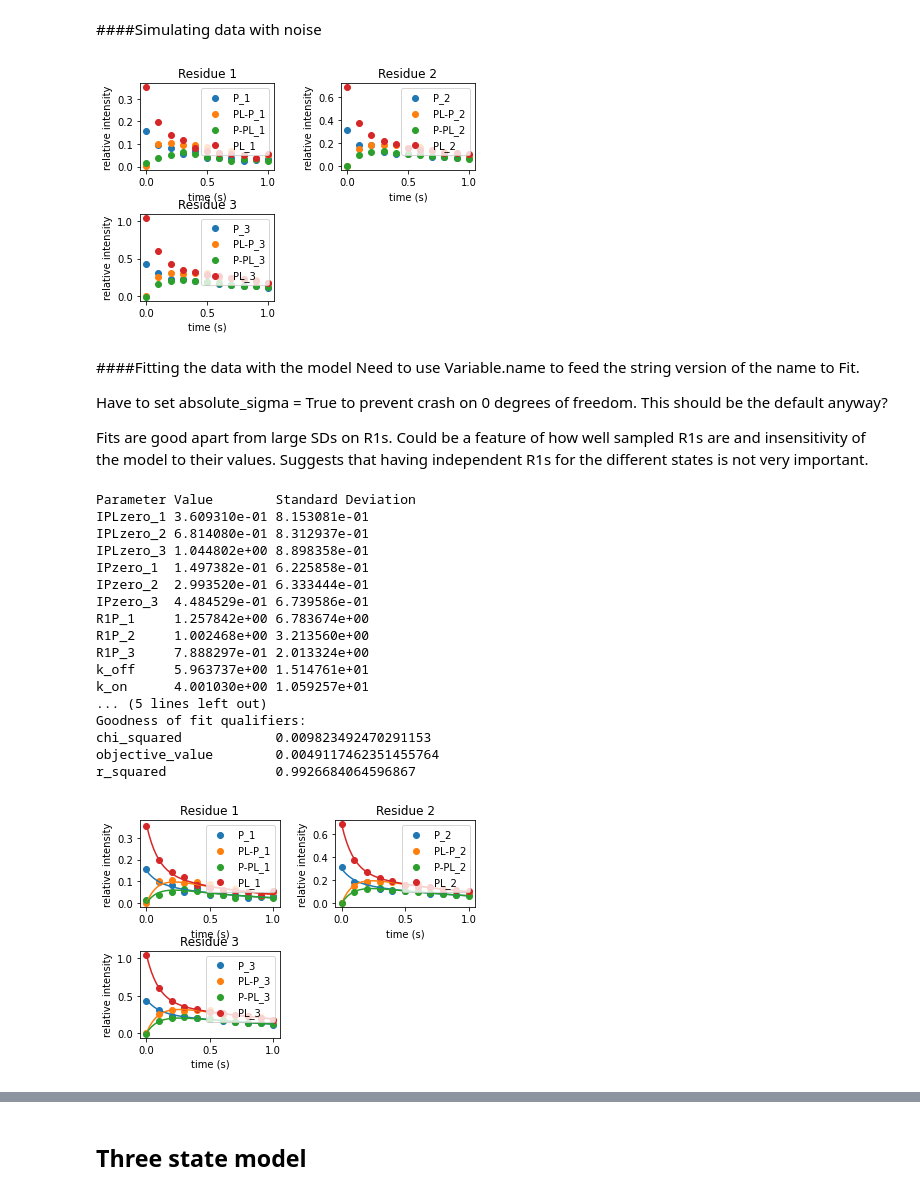
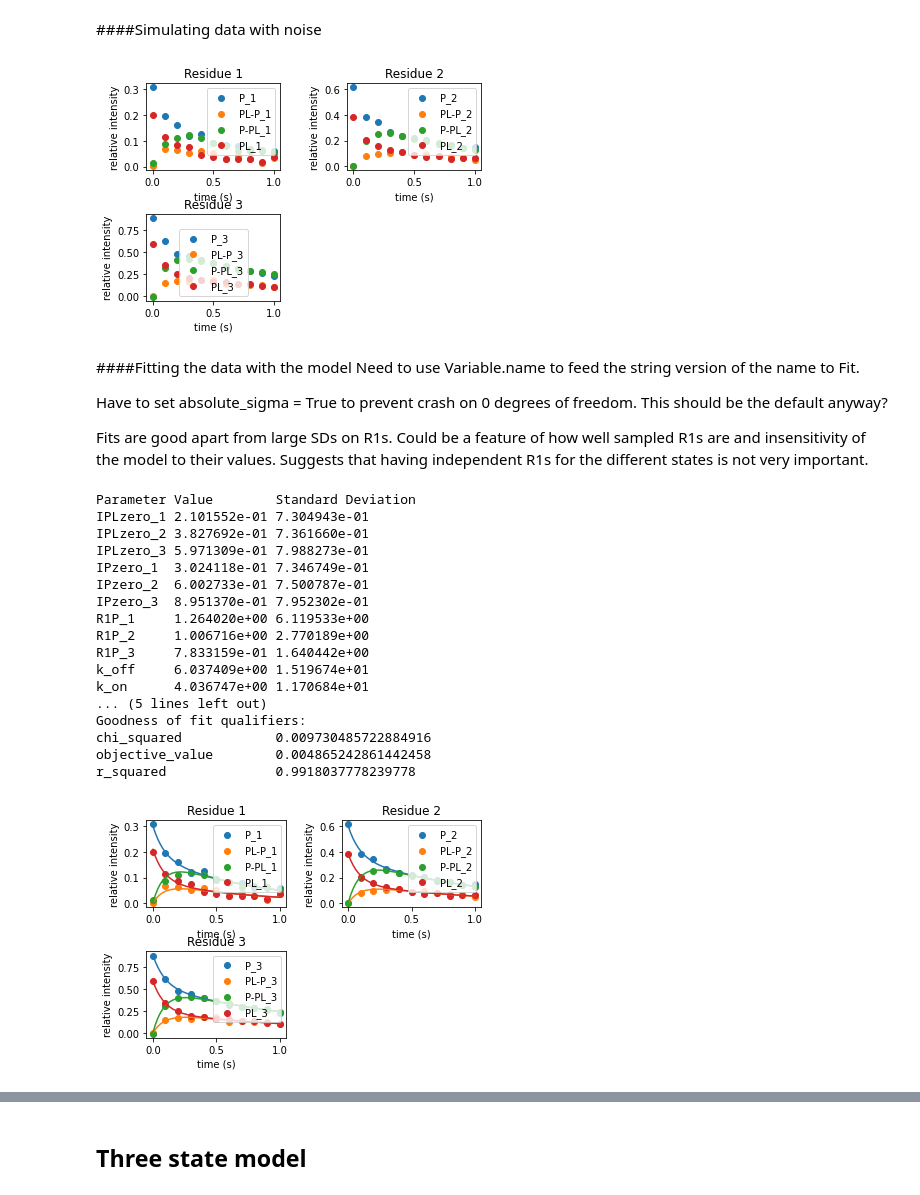
Before and after one commit to brianosmith/EXSY_fitting_notebook, a Jupyter notebook: EXSY_simulation.ipynb, the cells around one changed output, grey strips where cells are left out. Cells and saved outputs as stored; diff of their text form; code cells hidden in the pictures.

Commit message:
Mittermaier model fixed and pa & pb starting conditions made dependent on ks

```diff
--- a/EXSY_simulation.ipynb
+++ b/EXSY_simulation.ipynb
@@ -380,7 +382,7 @@ for i, resid in enumerate(resids):
 R1Ps = parameters(r1ps)
 R1PLs = parameters(r1pls)
 IPzeros = parameters(ipzeros)
-IPLzeros = parametersCreated using Colaboratory(iplzeros)
+IPLzeros = parameters(iplzeros)
 IPs = variables(ips)
 IPLs = variables(ipls)
 IPPLs = variables(ippls)
@@ -414,7 +416,7 @@ multi_model_dict.update(temp_model_dict)
 
 print(multi_model_dict)
 
-model = Model(multi_model_dict)
+simpleMultiModel = Model(multi_model_dict)
 # %% [output]
 {IP_1: IPzero_1*(k_off/(k_off + k_on) + k_on*exp(T_mix*(-k_off - k_on))/(k_off + k_on))*exp(-R1P_1*T_mix), IP_2: IPzero_2*(k_off/(k_off + k_on) + k_on*exp(T_mix*(-k_off - k_on))/(k_off + k_on))*exp(-R ...
 # %% [markdown]
@@ -436,8 +438,8 @@ import matplotlib.pyplot as plt
 kex = 10.0   # s^{-1}
 kon = 4.0    # M * M^{-1}s^{-1} concentration times diffusion limited on rate
 koff = kex - kon
-paIn = 0.3     # P in model
-pbIn = 1 - paIn  # PL in model
+paIn = koff/(kon+koff)
+pbIn = kon/(kon+koff)
 
 #residue specific input
 R1Ps = {'R1P_1' : 1.2, 'R1P_2' : 1.0, 'R1P_3' : 0.8}   # s^{-1}
@@ -450,7 +452,7 @@ nTimes = 51
 tval = np.linspace(tStart,tStop,nTimes) # to get a matching time axis for plotting
 tmix = tval
 
-ys = model(T_mix = tmix, k_on = kon, k_off = koff,
+ys = simpleMultiModel(T_mix = tmix, k_on = kon, k_off = koff,
            **R1Ps,
            **IPzeros,
            **IPLzeros
@@ -485,7 +487,7 @@ nTimes = 11
 tval = np.linspace(tStart,tStop,nTimes) # to get a matching time axis for plotting
 tmix = tval
 
-ys_data = model(T_mix = tmix, k_on = kon, k_off = koff,
+ys_data = simpleMultiModel(T_mix = tmix, k_on = kon, k_off = koff,
            **R1Ps,
            **IPzeros,
            **IPLzeros
@@ -513,7 +515,7 @@ for resid, pars in parsDict.items():
     plt.subplots_adjust(hspace=0.5, wspace=0.5)
     plt.legend()
 # %% [output]
-[figure, old version]
+[figure, new version]
 # %% [markdown]
 ####Fitting the data with the model
 Need to use Variable.name to feed the string version of the name to Fit.
@@ -529,51 +531,51 @@ IPLsToFit = {i.name : ys_data[i] for i in IPLs}
 IPPLsToFit = {i.name : ys_data[i] for i in IPPLs}
 IPLPsToFit = {i.name : ys_data[i] for i in IPLPs}
 
-fit = Fit(model,T_mix = tmix,
+fit = Fit(simpleMultiModel,T_mix = tmix,
           **IPsToFit,
           **IPLsToFit,
           **IPPLsToFit,
           **IPLPsToFit,
           absolute_sigma = True
           )
 fit_result = fit.execute()
 print(fit_result)
 
 taxis = np.linspace(tmix.min(), tmix.max(), 51)
-model_fit = model(T_mix=taxis, **fit_result.params)._asdict()
+model_fit = simpleMultiModel(T_mix=taxis, **fit_result.params)._asdict()
 #plot the results
 for resid, pars in parsDict.items():
     plt.subplot(2,2,resid)
     plt.title("Residue {}".format(resid))
     plt.xlabel('time (s)')
     plt.ylabel('relative intensity')
     plt.scatter(tval,ys_data[pars[0]], label='P_{}'.format(resid))
     plt.scatter(tval,ys_data[pars[3]], label='PL-P_{}'.format(resid))
     plt.scatter(tval,ys_data[pars[2]], label='P-PL_{}'.format(resid))
     plt.scatter(tval,ys_data[pars[1]], label='PL_{}'.format(resid))
     plt.plot(taxis,model_fit[pars[0]])
     plt.plot(taxis,model_fit[pars[3]])
     plt.plot(taxis,model_fit[pars[2]])
     plt.plot(taxis,model_fit[pars[1]])
     plt.subplots_adjust(hspace=0.5, wspace=0.4)
     plt.legend()
 # %% [output]
 Parameter Value        Standard Deviation
-IPLzero_1 3.609310e-01 8.153081e-01
-IPLzero_2 6.814080e-01 8.312937e-01
-IPLzero_3 1.044802e+00 8.898358e-01
-IPzero_1  1.497382e-01 6.225858e-01
-IPzero_2  2.993520e-01 6.333444e-01
-IPzero_3  4.484529e-01 6.739586e-01
-R1P_1     1.257842e+00 6.783674e+00
-R1P_2     1.002468e+00 3.213560e+00
-R1P_3     7.888297e-01 2.013324e+00
-k_off     5.963737e+00 1.514761e+01
-k_on      4.001030e+00 1.059257e+01
+IPLzero_1 2.101552e-01 7.304943e-01
+IPLzero_2 3.827692e-01 7.361660e-01
+IPLzero_3 5.971309e-01 7.988273e-01
+IPzero_1  3.024118e-01 7.346749e-01
+IPzero_2  6.002733e-01 7.500787e-01
+IPzero_3  8.951370e-01 7.952302e-01
+R1P_1     1.264020e+00 6.119533e+00
+R1P_2     1.006716e+00 2.770189e+00
+R1P_3     7.833159e-01 1.640442e+00
+k_off     6.037409e+00 1.519674e+01
+k_on      4.036747e+00 1.170684e+01
 ... (5 lines left out)
 Goodness of fit qualifiers:
-chi_squared            0.009823492470291153
-objective_value        0.0049117462351455764
-r_squared              0.9926684064596867
+chi_squared            0.009730485722884916
+objective_value        0.004865242861442458
+r_squared              0.9918037778239778
-[figure, old version]
+[figure, new version]
 # %% [markdown]
```
Also changed, not shown: parts of 11 cells of this notebook.
